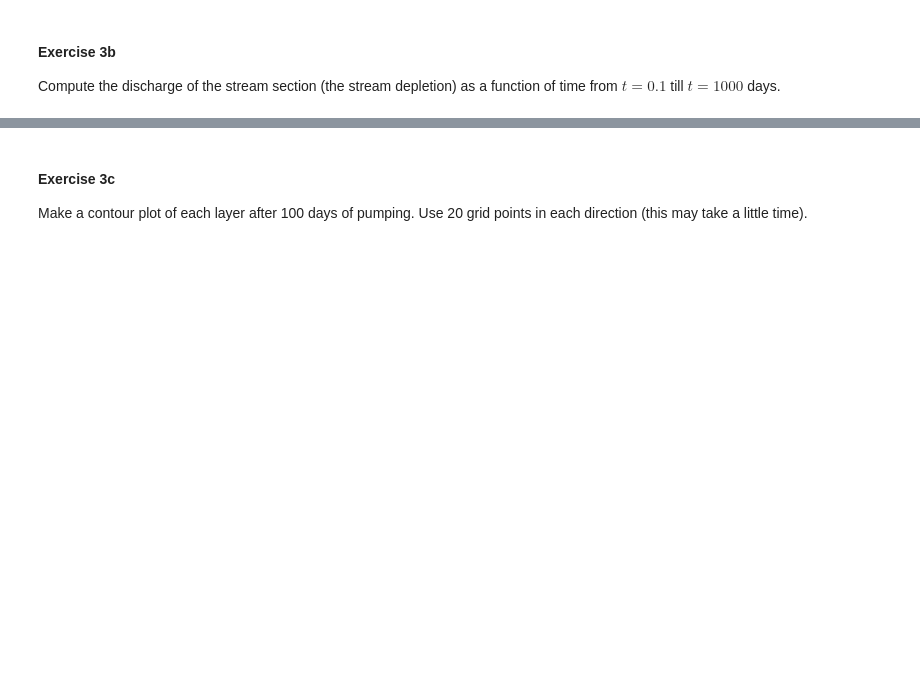
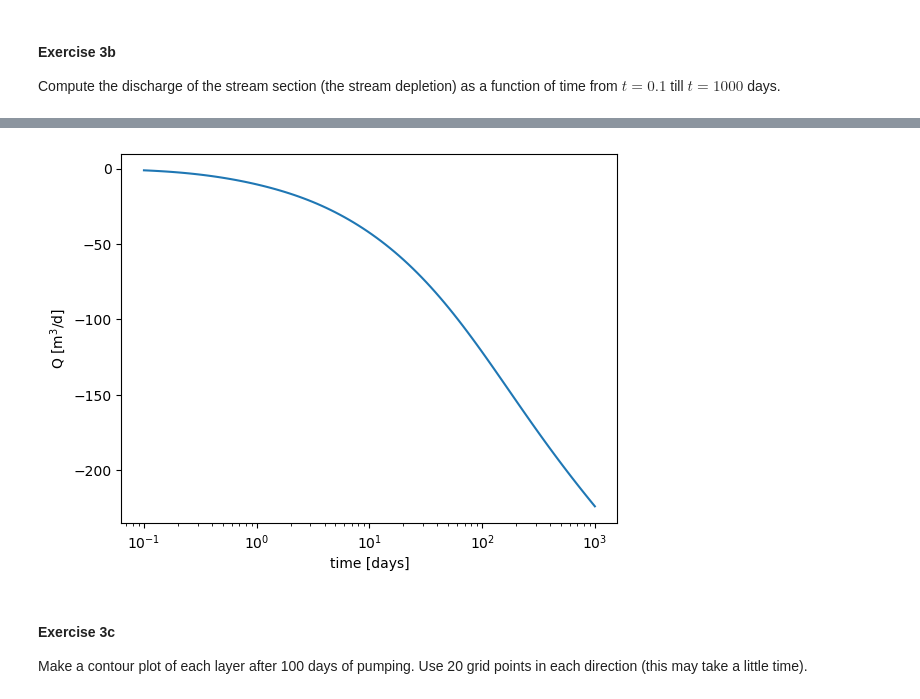
Before and after one commit to mbakker7/ttim, a Jupyter notebook: notebooks/line_sink_well_sol.ipynb, the cells around one changed output, grey strips where cells are left out. Saved outputs shown, nothing was run; the diff lists cells and outputs as text; code cells hidden in the pictures; blank space fills up the shorter version.

```diff
--- a/notebooks/line_sink_well_sol.ipynb
+++ b/notebooks/line_sink_well_sol.ipynb
@@ -47,3 +46,13 @@ Compute the discharge of the stream section (the stream depletion) as a function
+# %%
+# check if dischargeold function produces same result
+# can be removed after version 0.6.6
+t = np.logspace(-1, 3, 100)
+Q = ls1.dischargeold(t)
+plt.semilogx(t, Q[0])
+plt.ylabel('Q [m$^3$/d]')
+plt.xlabel('time [days]');
+# %% [output]
+[figure, added]
 # %% [markdown]
 #### Exercise 3c
 Make a contour plot of each layer after 100 days of pumping. Use 20 grid points in each direction (this may take a little time).
```
Also changed, not shown: parts of 4 cells of this notebook, 5 other files.
